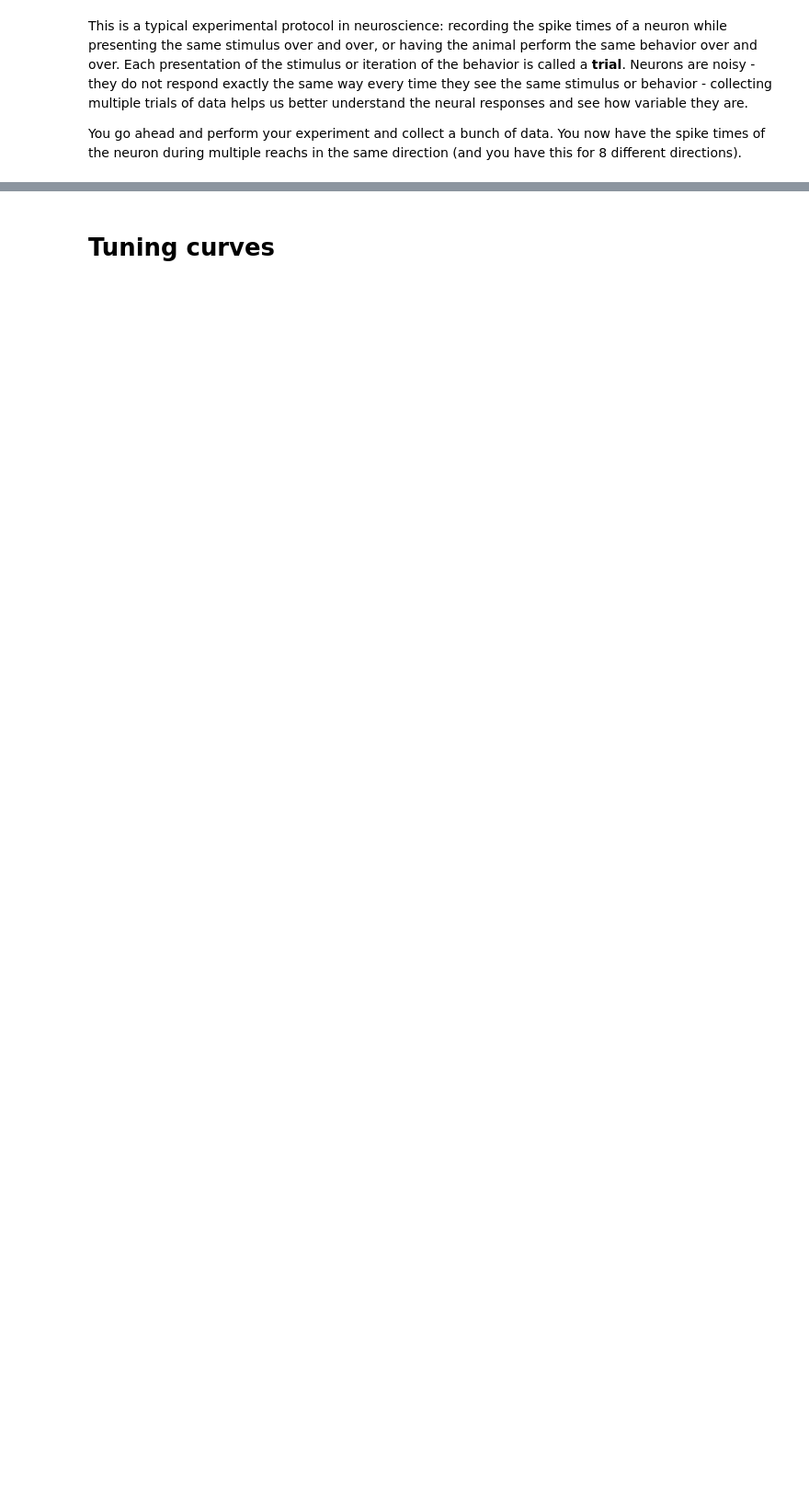
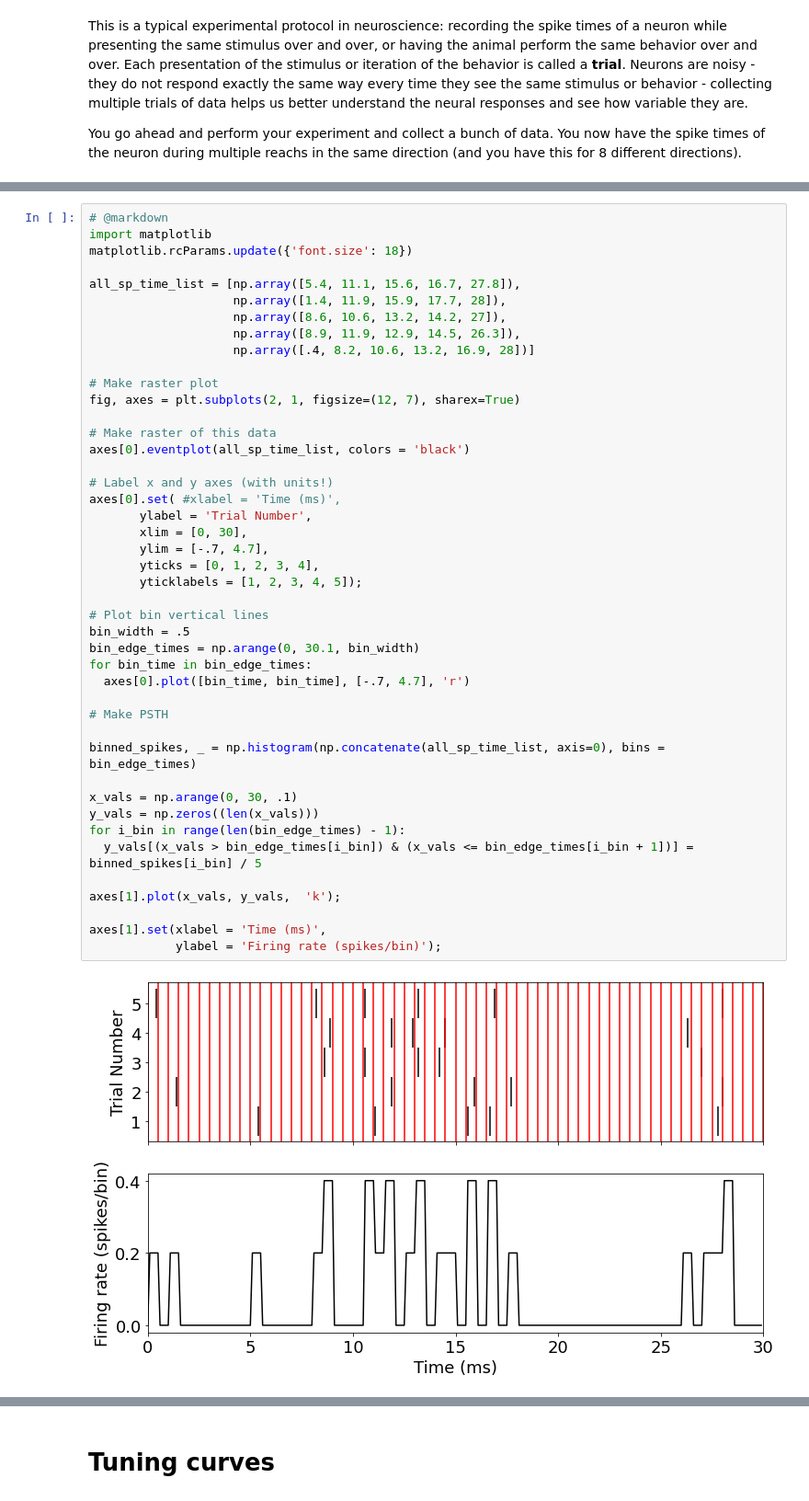
Before and after one commit to ebatty/CompNeuroNotes, a Jupyter notebook: _sources/lectures/02-NeuralResponses&TuningCurves.ipynb, the cells around one changed output, grey strips where cells are left out. Shown: that part at 92% size. Saved outputs shown, nothing was run; the diff lists cells and outputs as text; blank space fills up the shorter version.

```diff
--- a/_sources/lectures/02-NeuralResponses&TuningCurves.ipynb
+++ b/_sources/lectures/02-NeuralResponses&TuningCurves.ipynb
@@ -53,0 +179,46 @@ We can summarize the information over trials contained in a raster plot in a per
+# %%
+# @markdown
+import matplotlib
+matplotlib.rcParams.update({'font.size': 18})
+
+all_sp_time_list = [np.array([5.4, 11.1, 15.6, 16.7, 27.8]),
+                    np.array([1.4, 11.9, 15.9, 17.7, 28]),
+                    np.array([8.6, 10.6, 13.2, 14.2, 27]),
+                    np.array([8.9, 11.9, 12.9, 14.5, 26.3]),
+                    np.array([.4, 8.2, 10.6, 13.2, 16.9, 28])]
+
+# Make raster plot
+fig, axes = plt.subplots(2, 1, figsize=(12, 7), sharex=True)
+
+# Make raster of this data
+axes[0].eventplot(all_sp_time_list, colors = 'black')
+
+# Label x and y axes (with units!)
+axes[0].set( #xlabel = 'Time (ms)',
+       ylabel = 'Trial Number',
+       xlim = [0, 30],
+       ylim = [-.7, 4.7],
+       yticks = [0, 1, 2, 3, 4],
+       yticklabels = [1, 2, 3, 4, 5]);
+
+# Plot bin vertical lines
+bin_width = .5
+bin_edge_times = np.arange(0, 30.1, bin_width)
+for bin_time in bin_edge_times:
+  axes[0].plot([bin_time, bin_time], [-.7, 4.7], 'r')
+
+# Make PSTH
+
+binned_spikes, _ = np.histogram(np.concatenate(all_sp_time_list, axis=0), bins = bin_edge_times)
+
+x_vals = np.arange(0, 30, .1)
+y_vals = np.zeros((len(x_vals)))
+for i_bin in range(len(bin_edge_times) - 1):
+  y_vals[(x_vals > bin_edge_times[i_bin]) & (x_vals <= bin_edge_times[i_bin + 1])] = binned_spikes[i_bin] / 5
+
+axes[1].plot(x_vals, y_vals,  'k');
+
+axes[1].set(xlabel = 'Time (ms)',
+            ylabel = 'Firing rate (spikes/bin)');
+# %% [output]
+[figure, added]
```
Also changed, not shown: parts of 22 cells of this notebook, 3 other files.
